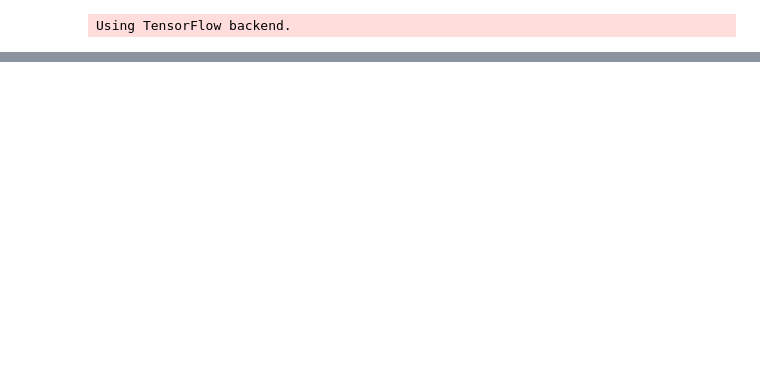
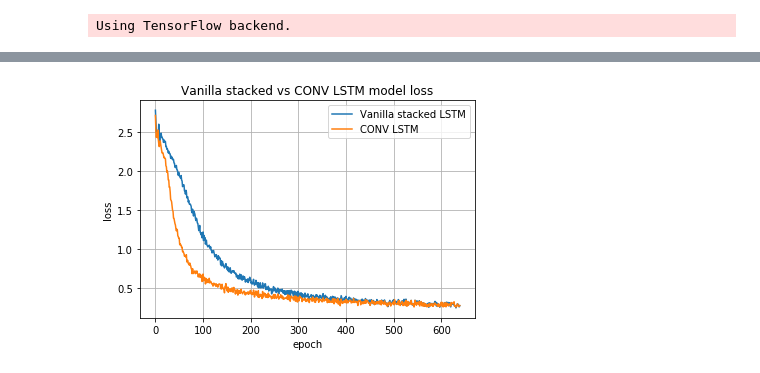
Before and after one commit to bzhang610/GoogleDoodle, a Jupyter notebook: main_LSTM.ipynb, the cells around one changed output, grey strips where cells are left out. Drawn from its saved outputs; the diff is of its cells as text; code cells hidden in the pictures; blank space fills up the shorter version.

```diff
--- a/main_LSTM.ipynb
+++ b/main_LSTM.ipynb
@@ -120,0 +121,17 @@ loaded_model.evaluate(x_test,y_test,verbose = 0)
+# %%
+plt.plot(loaded_history['loss'])
+plt.plot(loaded_history2['loss'])
+#plt.plot(loaded_history3['loss'])
+#plt.axhline(y=0.94, color='b', linestyle='--')
+plot_name = 'Vanilla stacked vs CONV LSTM'
+plt.title(plot_name + ' model loss')
+plt.ylabel('loss')
+plt.xlabel('epoch')
+plt.grid()
+#plt.legend(['32 classes','16 classes','8 classes'])
+plt.legend(['Vanilla stacked LSTM','CONV LSTM'])
+plt.savefig('16_vs_loss')
+plt.show()
+#print(max(loaded_history['acc']))
+# %% [output]
+[figure, added]
```
Also changed, not shown: parts of 22 cells of this notebook.
